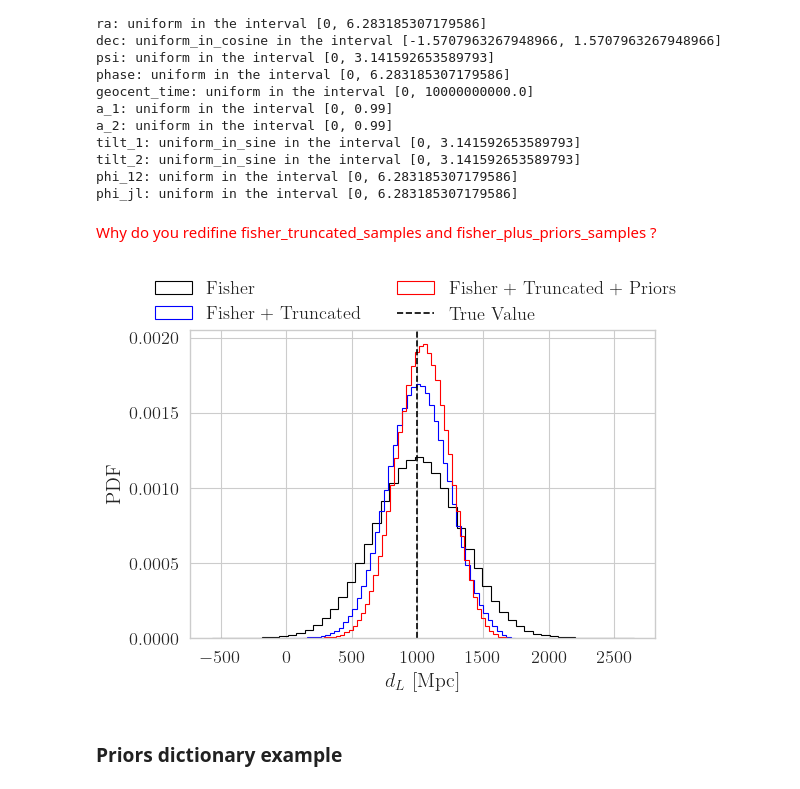
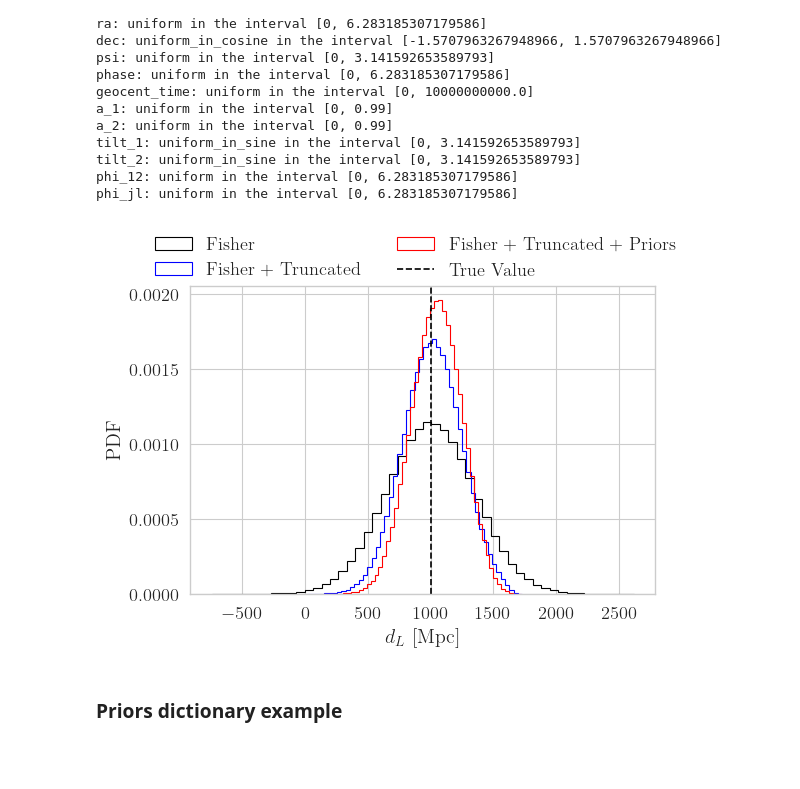
Before and after one commit to janosch314/GWFish, a Jupyter notebook: priors_tutorial.ipynb, the cells around one changed output. Drawn from its saved outputs; the diff is of its cells as text; code cells hidden in the pictures; blank space fills up the shorter version.

```diff
--- a/priors_tutorial.ipynb
+++ b/priors_tutorial.ipynb
@@ -102,6 +102,6 @@ param_lbs = {'chirp_mass': r'$\mathcal{M}_c$ $[M_{\odot}]$', 'mass_ratio': r'$q$
 
 mean_values = np.array(parameters[fisher_parameters ].iloc[0]) # mean values of the parameters
 cov_matrix = np.load('inv_fisher_matrices.npy')[0, :, :]
-samples = rng.multivariate_normal(mean_values, cov_matrix, int(1e6))
+fisher_samples = pd.DataFrame(rng.multivariate_normal(mean_values, cov_matrix, int(1e6)), columns = fisher_parameters)
 # %% [markdown]
 ## Minimax tilting sampling from truncated Gaussian
@@ -191,31 +175,25 @@ tilt_1: uniform_in_sine in the interval [0, 3.141592653589793]
 tilt_2: uniform_in_sine in the interval [0, 3.141592653589793]
 phi_12: uniform in the interval [0, 6.283185307179586]
 phi_jl: uniform in the interval [0, 6.283185307179586]
-# %% [markdown]
-<span style="color:red;"> Why do you redifine fisher_truncated_samples and fisher_plus_priors_samples ? </span>
-# %%
-injections = np.array(mean_values)
-fisher_samples = pd.DataFrame(samples, columns = fisher_parameters)
-fisher_truncated_samples = samples_from_truncated_lkh
-fisher_plus_priors_samples = samples_from_posterior
 # %%
 # Plot the posterior distribution of the parameter of choice
 sel_param = 'luminosity_distance'
 
+injections = np.array(mean_values)
 fig = plt.figure(figsize=(6, 4))
 plt.hist(fisher_samples[sel_param], bins=50, histtype='step', density=True,
             label='Fisher', alpha = 1., color = 'black')
-plt.hist(fisher_truncated_samples[sel_param], bins=50, histtype='step', density=True,
+plt.hist(samples_from_truncated_lkh[sel_param], bins=50, histtype='step', density=True,
             label='Fisher + Truncated', alpha = 1., color = 'blue')
-plt.hist(fisher_plus_priors_samples[sel_param], bins=50, histtype='step', density=True,
+plt.hist(samples_from_posterior[sel_param], bins=50, histtype='step', density=True,
             label='Fisher + Truncated + Priors', alpha = 1., color = 'red')
 plt.axvline(injections[fisher_parameters.index(sel_param)], color='black', linestyle='--', label='True Value')
 plt.xlabel(param_lbs[sel_param])
 plt.ylabel('PDF')
 fig.legend(loc='center', bbox_to_anchor=(0.5, 0.95), ncol=2, frameon=False)
 plt.show()
 # %% [output]
-[figure, old version]
+[figure, new version]
 # %% [markdown]
 ### Priors dictionary example
 # %%
```
Also changed, not shown: parts of 13 cells of this notebook, 1 other file.
